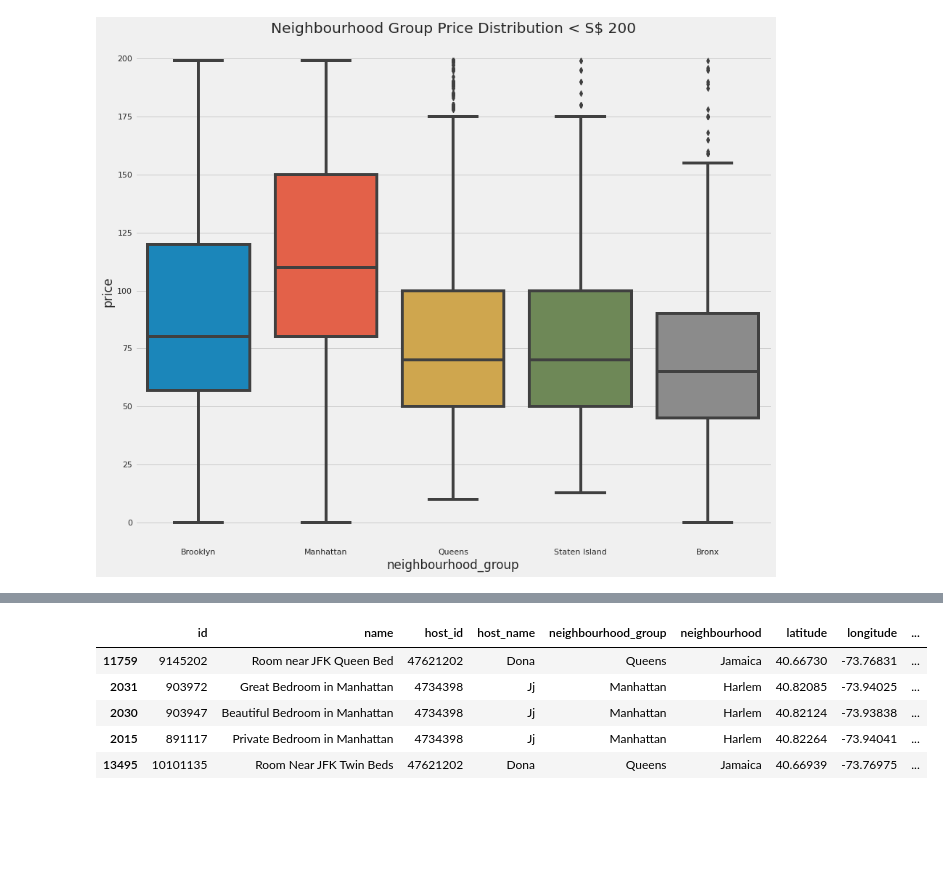
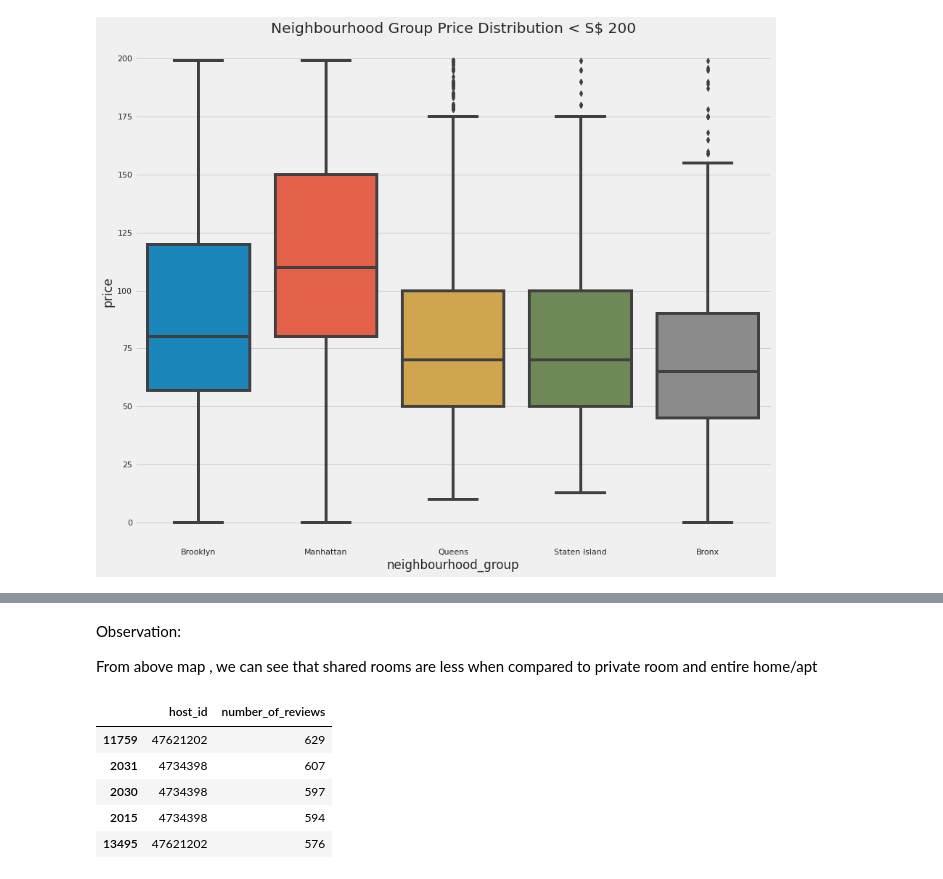
Before and after one commit to yokesh412/EDA-ANALYSIS, a Jupyter notebook: Copy_of_Copy_of_Copy_of_Airbnb_Bookings_Analysis_Capstone_Project.ipynb, the cells around one changed output, grey strips where cells are left out. Drawn from its saved outputs; the diff is of its cells as text; code cells hidden in the pictures; blank space fills up the shorter version.

```diff
--- a/Copy_of_Copy_of_Copy_of_Airbnb_Bookings_Analysis_Capstone_Project.ipynb
+++ b/Copy_of_Copy_of_Copy_of_Airbnb_Bookings_Analysis_Capstone_Project.ipynb
@@ -379,12 +343,16 @@ Pass the following variables as keyword args: x, y. From version 0.12, the only
+# %% [markdown]
+Observation:
+
+From above map , we can see that shared rooms are less when compared to private room and entire home/apt
 # %%
 #properties recieving highest reviews.
-highest_reviews = dataset.sort_values(by='number_of_reviews', ascending=False)
+highest_reviews = dataset[['host_id','number_of_reviews']].sort_values(by='number_of_reviews', ascending=False)[:20]
 highest_reviews.head()
 # %% [output]
-|  | id | name | host_id | host_name | neighbourhood_group | neighbourhood | latitude | longitude | ... |
-| 11759 | 9145202 | Room near JFK Queen Bed | 47621202 | Dona | Queens | Jamaica | 40.66730 | -73.76831 | ... |
-| 2031 | 903972 | Great Bedroom in Manhattan | 4734398 | Jj | Manhattan | Harlem | 40.82085 | -73.94025 | ... |
-| 2030 | 903947 | Beautiful Bedroom in Manhattan | 4734398 | Jj | Manhattan | Harlem | 40.82124 | -73.93838 | ... |
-| 2015 | 891117 | Private Bedroom in Manhattan | 4734398 | Jj | Manhattan | Harlem | 40.82264 | -73.94041 | ... |
-| 13495 | 10101135 | Room Near JFK Twin Beds | 47621202 | Dona | Queens | Jamaica | 40.66939 | -73.76975 | ... |
+|  | host_id | number_of_reviews |
+| 11759 | 47621202 | 629 |
+| 2031 | 4734398 | 607 |
+| 2030 | 4734398 | 597 |
+| 2015 | 4734398 | 594 |
+| 13495 | 47621202 | 576 |
 # %%
```
Also changed, not shown: parts of 25 cells of this notebook.
